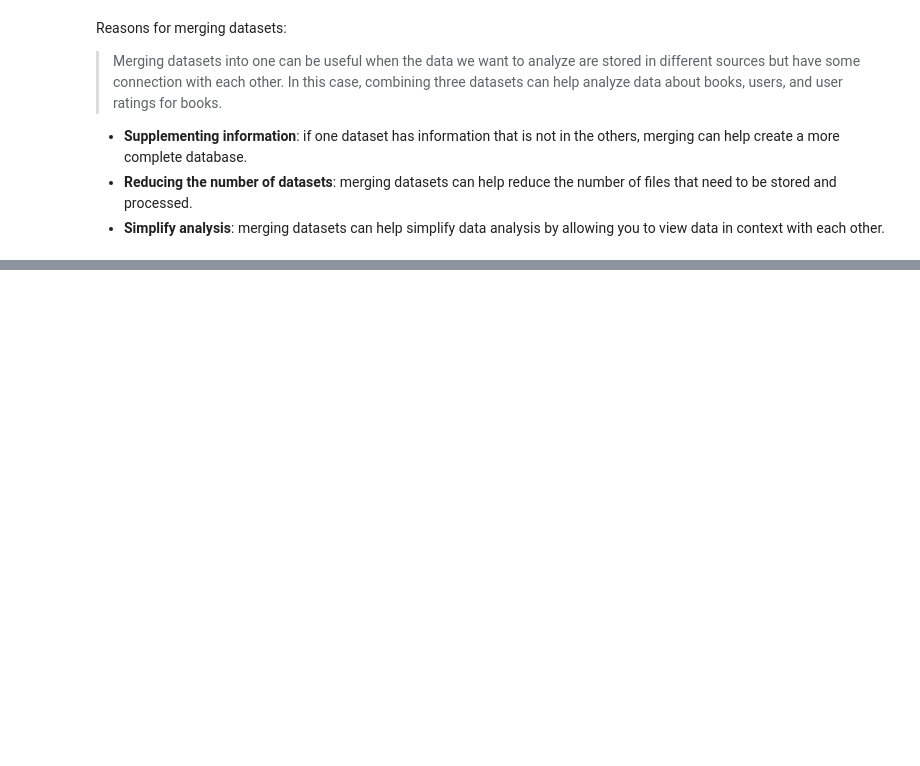
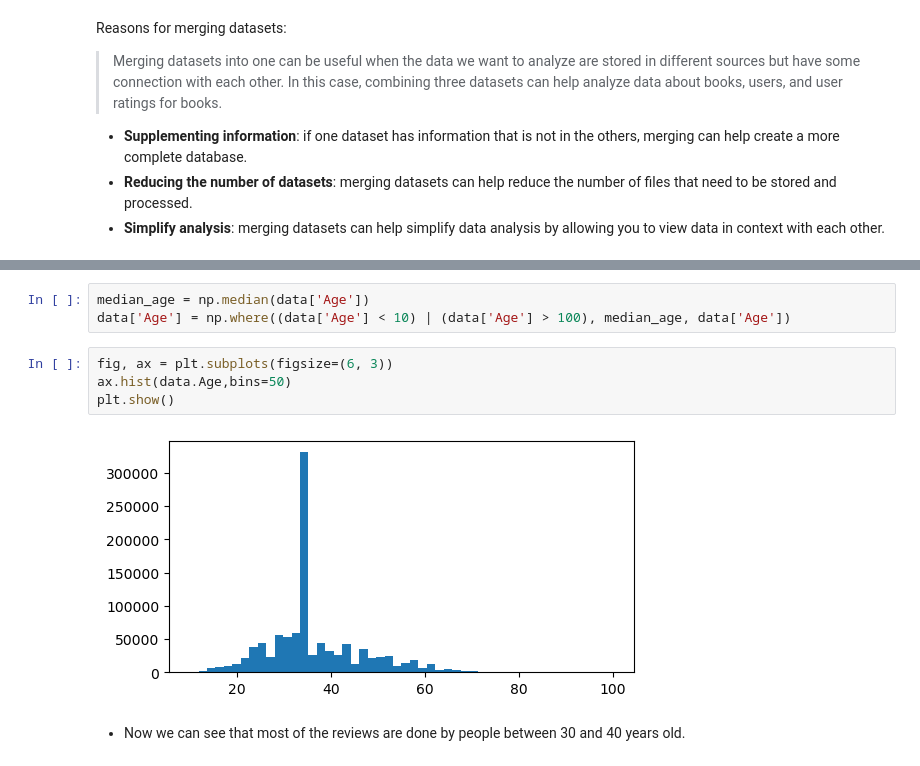
Before and after one commit to caitlon/machine-learning-projects, a Jupyter notebook: Book-Crossing/assignment_1.ipynb, the cells around one changed output, grey strips where cells are left out. Drawn from its saved outputs; the diff is of its cells as text; blank space fills up the shorter version.

```diff
--- a/Book-Crossing/assignment_1.ipynb
+++ b/Book-Crossing/assignment_1.ipynb
@@ -231,0 +310,11 @@ Reasons for merging datasets:
+# %%
+median_age = np.median(data['Age'])
+data['Age'] = np.where((data['Age'] < 10) | (data['Age'] > 100), median_age, data['Age'])
+# %%
+fig, ax = plt.subplots(figsize=(6, 3))
+ax.hist(data.Age,bins=50)
+plt.show()
+# %% [output]
+[figure, added]
+# %% [markdown]
+* Now we can see that most of the reviews are done by people between 30 and 40 years old.
```
Also changed, not shown: parts of 18 cells of this notebook.
